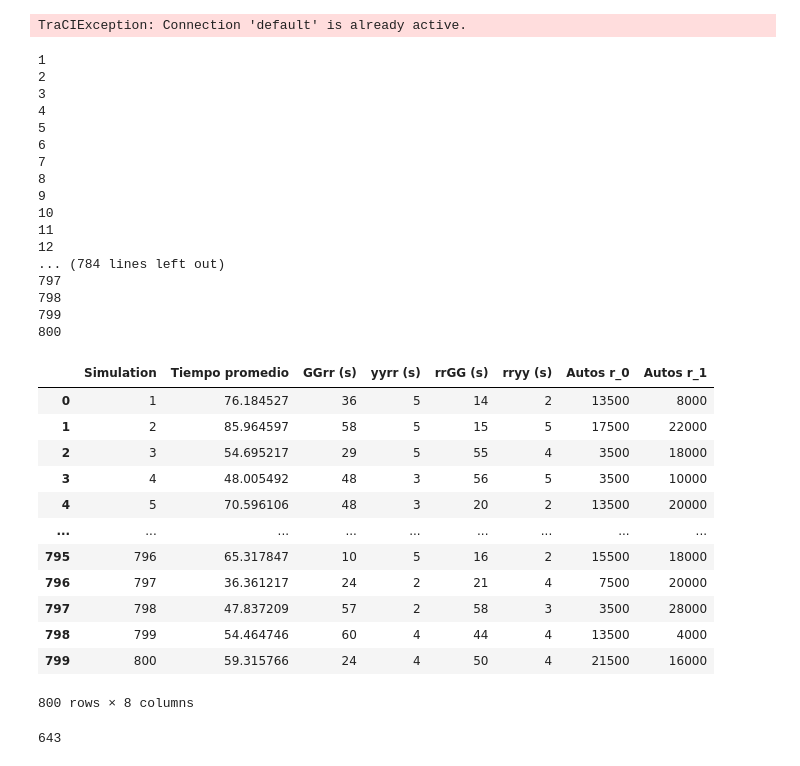
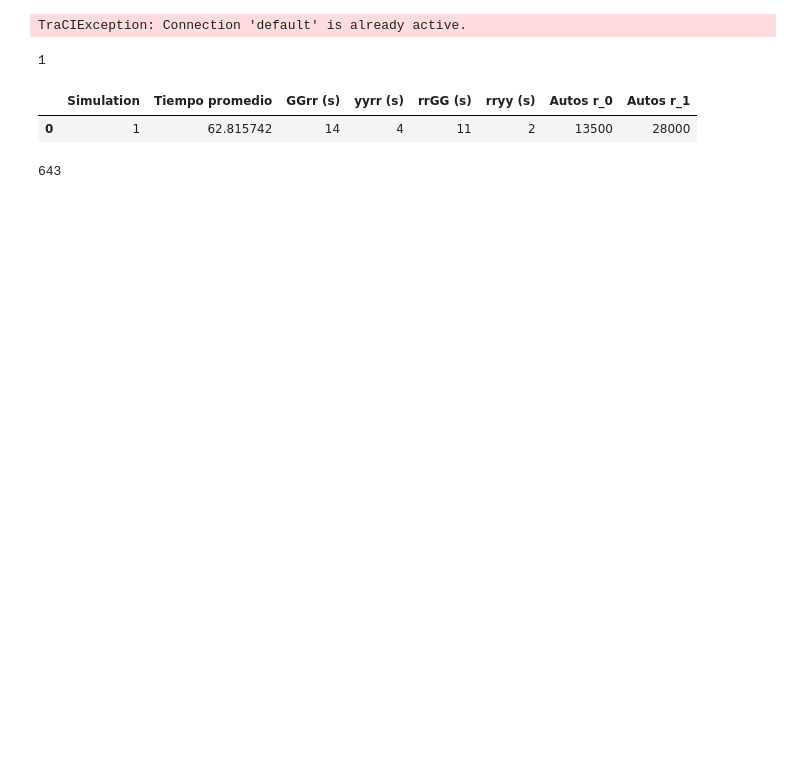
Before and after one commit to Emmatap31/Sumo_EjeCentral, a Jupyter notebook: Simulaciones.ipynb, the cells around one changed output. Cells and saved outputs as stored; diff of their text form; code cells hidden in the pictures; blank space fills up the shorter version.

```diff
--- a/Simulaciones.ipynb
+++ b/Simulaciones.ipynb
@@ -121,7 +121,7 @@ rrggs = []# (verde Este-Oeste)
 rryys = []#(amarillo Este-Oeste)
 n0s = []#Tiempos ruta 0
 n1s = []#Tiempos ruta 1
-num_simulations = 800
+num_simulations = 1
 
 f0 = [i for i in range(1500,25000, 2000)]
 f1 = [i for i in range(2000,30000, 2000)]
@@ -177,61 +177,34 @@ for i in range(num_simulations):
 
 
     for veh_id, arrival_time in arrival_times.items():
         if veh_id in depart_times:
             departure_time = depart_times[veh_id]
             duration = arrival_time - departure_time
             simulation_durations[veh_id] = duration
 
     average = sum(simulation_durations.values())/len(simulation_durations)
 
     avgtimes.append(average)
 
     traci.close()
     print(i+1)
 data = {
     'Simulation' : range(1, num_simulations + 1),
     'Tiempo promedio' : avgtimes,
     'GGrr (s)' : ggrrs,
     'yyrr (s)' : yyrrs,
     'rrGG (s)' : rrggs,
     'rryy (s)' : rryys,
     'Autos r_0': n0s,
     'Autos r_1': n1s
 }
 
 df100 = pd.DataFrame(data)
 df100
 # %% [output]
 1
-2
-3
-4
-5
-6
-7
-8
-9
-10
-11
-12
-... (784 lines left out)
-797
-798
-799
-800
 |  | Simulation | Tiempo promedio | GGrr (s) | yyrr (s) | rrGG (s) | rryy (s) | Autos r_0 | Autos r_1 |
-| 0 | 1 | 76.184527 | 36 | 5 | 14 | 2 | 13500 | 8000 |
-| 1 | 2 | 85.964597 | 58 | 5 | 15 | 5 | 17500 | 22000 |
-| 2 | 3 | 54.695217 | 29 | 5 | 55 | 4 | 3500 | 18000 |
-| 3 | 4 | 48.005492 | 48 | 3 | 56 | 5 | 3500 | 10000 |
-| 4 | 5 | 70.596106 | 48 | 3 | 20 | 2 | 13500 | 20000 |
-| ... | ... | ... | ... | ... | ... | ... | ... | ... |
-| 795 | 796 | 65.317847 | 10 | 5 | 16 | 2 | 15500 | 18000 |
-| 796 | 797 | 36.361217 | 24 | 2 | 21 | 4 | 7500 | 20000 |
-| 797 | 798 | 47.837209 | 57 | 2 | 58 | 3 | 3500 | 28000 |
-| 798 | 799 | 54.464746 | 60 | 4 | 44 | 4 | 13500 | 4000 |
-| 799 | 800 | 59.315766 | 24 | 4 | 50 | 4 | 21500 | 16000 |
+| 0 | 1 | 62.815742 | 14 | 4 | 11 | 2 | 13500 | 28000 |
-800 rows × 8 columns
 # %%
 df100.to_csv('Data800.csv', index=False)
 # %%
```
Also changed, not shown: parts of 3 cells of this notebook, 2 other files.
